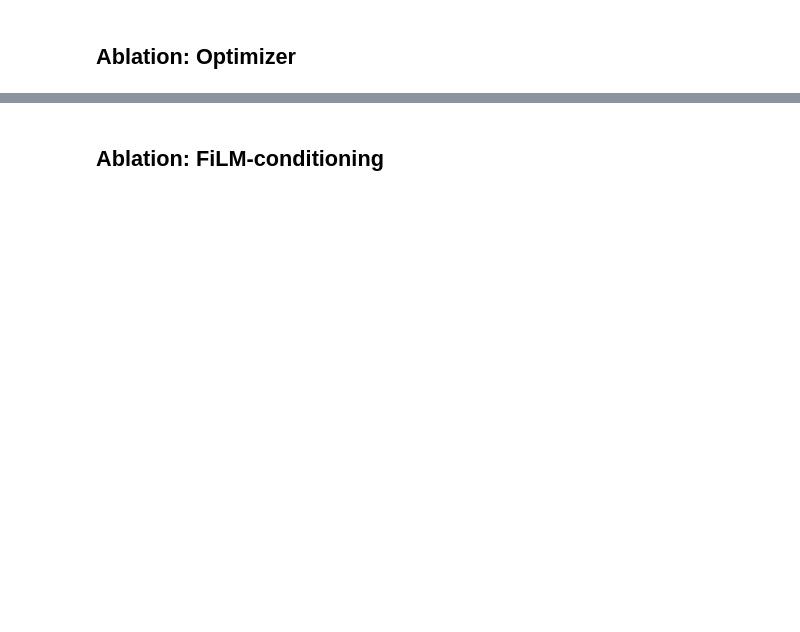
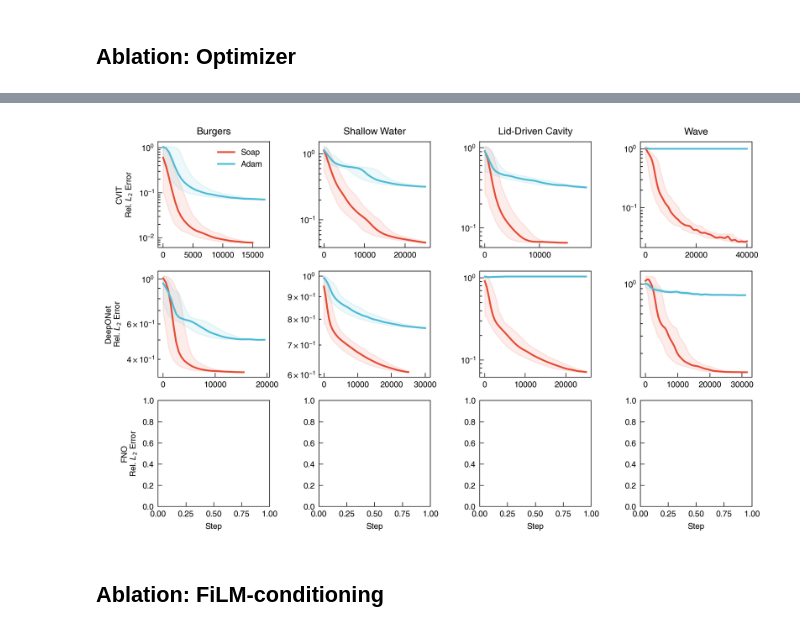
Before and after one commit to NanxiiChen/PI-CViT, a Jupyter notebook: eval.ipynb, the cells around one changed output, grey strips where cells are left out. Cells and saved outputs as stored; diff of their text form; code cells hidden in the pictures; blank space fills up the shorter version.

Commit message:
Update ablation results

```diff
--- a/eval.ipynb
+++ b/eval.ipynb
@@ -96,3 +93,90 @@ fig.savefig("./figures/ablation_optimizer.png", bbox_inches="tight", pad_inches=
+# %%
+cvit_ret = {
+    "Burgers": [
+        "training_logs/burgers/run-burgers_cvit_sota-nofilm-tag-eval_l2_error.csv",
+        "training_logs/burgers/run-burgers_cvit_ablation_adam-tag-eval_l2_error.csv"
+    ],
+    "Shallow Water": [
+        "training_logs/swe/run-swe_cvit_SOTA-0217-tag-eval_l2_error.csv",
+        "training_logs/swe/run-swe_cvit_ablation_adam-tag-eval_l2_error.csv",
+    ],
+    "Lid-Driven Cavity": [
+        "training_logs/ldc/run-ldc_cvit_SOTA-0218-decdepth4-tag-eval_l2_error.csv",
+        "training_logs/ldc/run-ldc_cvit_ablation_adam-tag-eval_l2_error.csv"
+    ],
+    "Wave": [
+        "training_logs/wave/run-wave_cvit_SOTA-decdim384-decdepth4-decheads12-tag-eval_l2_error.csv",
+        "training_logs/wave/run-wave_cvit_ablation_adam-tag-eval_l2_error.csv",
+    ]
+}
+deeponet_ret = {
+    "Burgers": [
+        "training_logs/burgers/run-burgers_deeponet_baseline-0219-tag-eval_l2_error.csv",
+        "training_logs/burgers/run-burgers_deeponet_ablation_adam-tag-eval_l2_error.csv"
+    ],
+    "Shallow Water": [
+        "training_logs/swe/run-swe_deeponet_baseline-tag-eval_l2_error.csv",
+        "training_logs/swe/run-swe_deeponet_adam-tag-eval_l2_error.csv"
+    ],
+    "Lid-Driven Cavity": [
+        "training_logs/ldc/run-ldc_deeponet_baseline-tag-eval_l2_error.csv",
+        "training_logs/ldc/run-ldc_deeponet_ablation_adam-tag-eval_l2_error.csv"
+    ],
+    "Wave": [
+        "training_logs/wave/run-wave_deeponet_baseline-tag-eval_l2_error.csv",
+        "training_logs/wave/run-wave_deeponet_ablation_adam-tag-eval_l2_error.csv",
+    ]
+}
+fno_ret = {
+    "Burgers": [
+    ],
+    "Shallow Water": [
+    ],
+    "Lid-Driven Cavity": [
+    ],
+    "Wave": [
+    ]
+}
+
+tags = ["Soap", "Adam"]
+model_names = ["CVIT", "DeepONet", "FNO"]
+
+
+from models.utils import smooth_loss_log_gaussian
+fig, axes = plt.subplots(3, 4, figsize=(8, 5),)
+# axes = axes.flatten()
+for model_id, dataset in enumerate([cvit_ret, deeponet_ret, fno_ret]):
+
+    for example_idx, (name, paths) in enumerate(dataset.items()):
+        ax = axes[model_id, example_idx]
+
+        if example_idx == 0:
+            ax.set_ylabel(f"{model_names[model_id]}\nRel. $L_2$ Error")
+            # ax.text(-0.2, 0.5, model_names[model_id],
+            #         va="center", ha="center", rotation=90, transform=ax.transAxes)
+
+        if model_id == 0:
+            ax.set_title(name)
+        if model_id == 2:
+            ax.set_xlabel("Step")
+
+        if len(paths) == 0:
+            continue
+
+        for j, (path, tag) in enumerate(zip(paths, tags)):
+            df = pd.read_csv(path)
+            val = df["Value"].values
+            step = df["Step"].values
+            mean, lower, upper = smooth_loss_log_gaussian(val, sigma=1.2, n_boot=1000)
+            ax.fill_between(step, lower, upper, color=f"C{j}", alpha=0.1,)
+            ax.plot(step, mean, label=tag, color=f"C{j}")
+        ax.set_yscale("log")
+
+        if model_id == 0 and example_idx == 0:
+            ax.legend()
+fig.tight_layout()
+# %% [output]
+[figure, added]
 # %% [markdown]
 ## Ablation: FiLM-conditioning
 # %%
```
Also changed, not shown: parts of 2 cells of this notebook, 10 other files.
